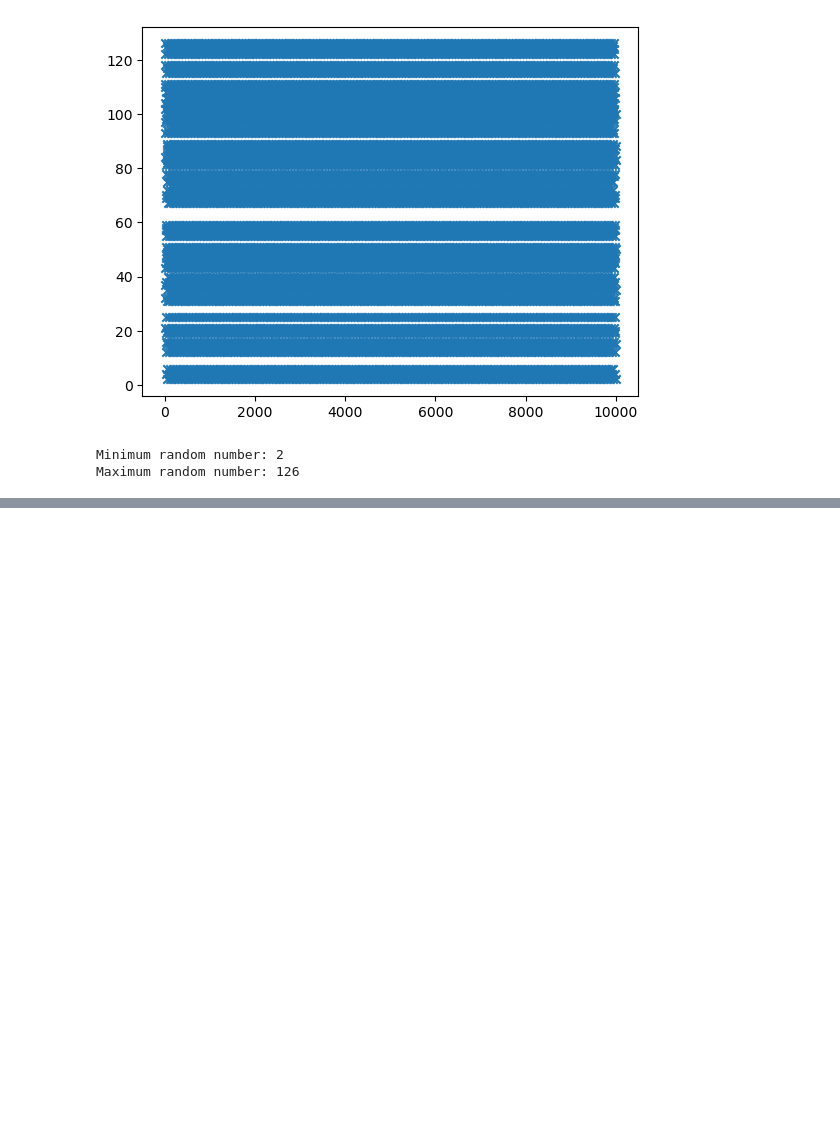
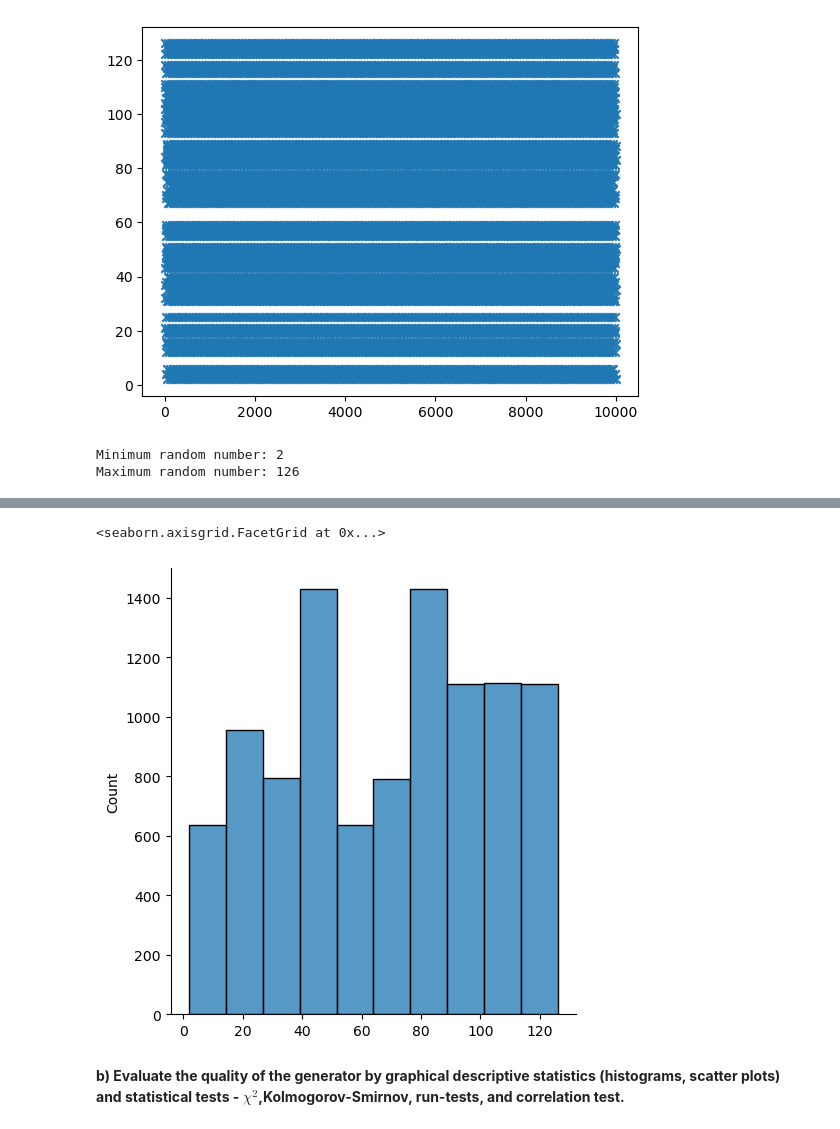
Before and after one commit to damiskov/02443-stochastic-simulation, a Jupyter notebook: Exercises/day1-genandtesting.ipynb, the cells around one changed output, grey strips where cells are left out. Saved outputs shown, nothing was run; the diff lists cells and outputs as text; code cells hidden in the pictures; blank space fills up the shorter version.

```diff
--- a/Exercises/day1-genandtesting.ipynb
+++ b/Exercises/day1-genandtesting.ipynb
@@ -76,0 +80,8 @@ for j in range(1, num_classes+1):
+# %%
+import seaborn as sns
+sns.displot(num_lst, bins=10)
+# %% [output]
+<seaborn.axisgrid.FacetGrid at 0x...>
+[figure, added]
+# %% [markdown]
+**b)  Evaluate the quality of the generator by graphical descriptive statistics (histograms, scatter plots) and statistical tests - $\chi^2$,Kolmogorov-Smirnov, run-tests, and correlation test.**
```
Also changed, not shown: parts of 14 cells of this notebook.
